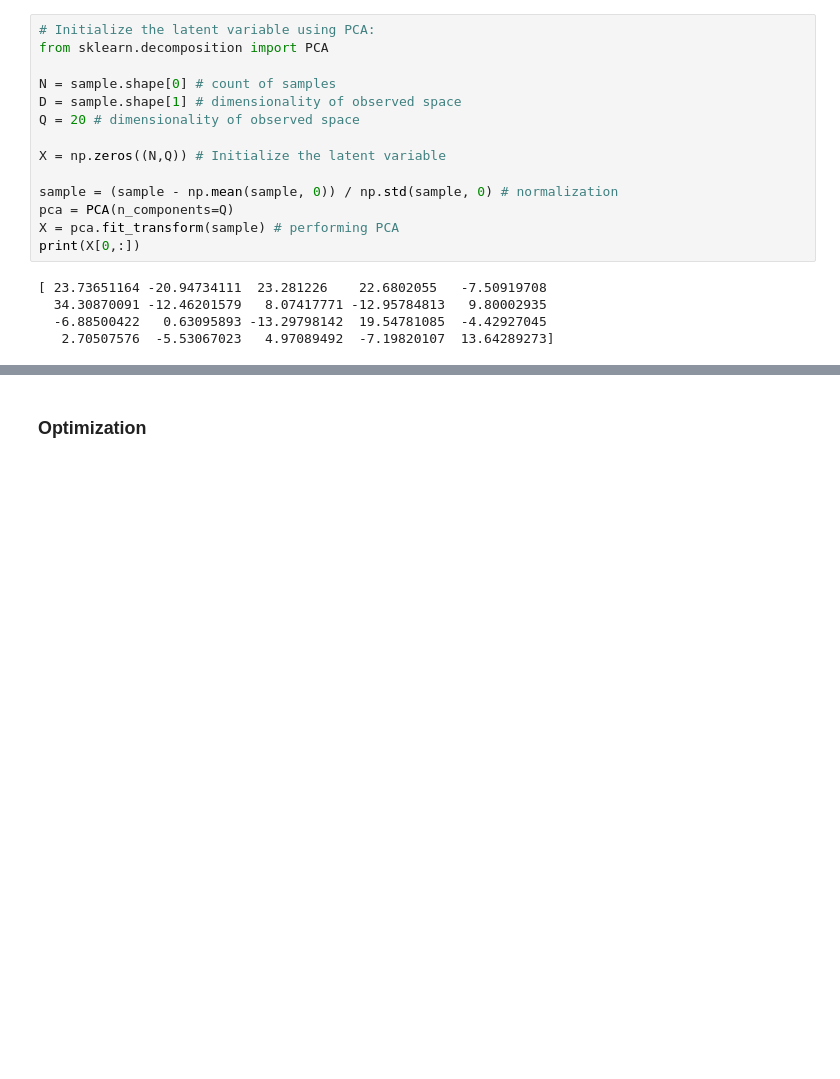
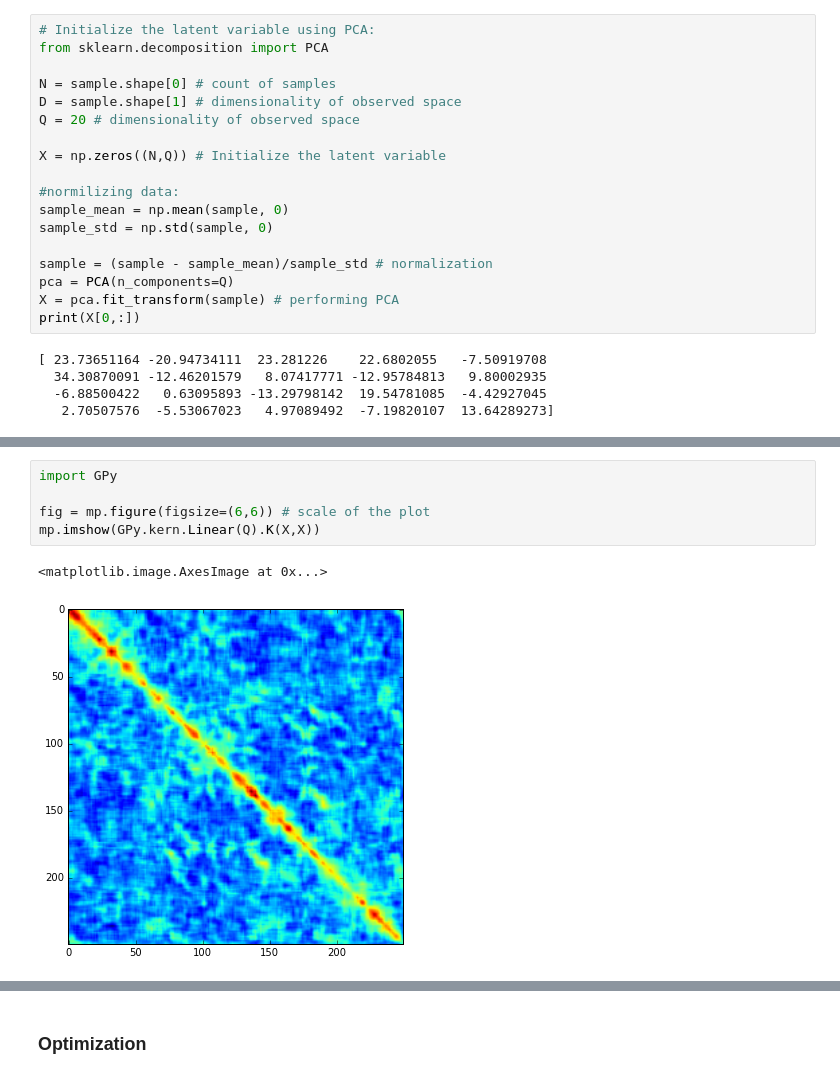
Before and after one commit to koptelovmax/gaussianprocess, a Jupyter notebook: Python/Processing.ipynb, the cells around one changed output, grey strips where cells are left out. Cells and saved outputs as stored; diff of their text form; blank space fills up the shorter version.

```diff
--- a/Python/Processing.ipynb
+++ b/Python/Processing.ipynb
@@ -23,7 +29,11 @@ Q = 20 # dimensionality of observed space
 
 X = np.zeros((N,Q)) # Initialize the latent variable
 
-sample = (sample - np.mean(sample, 0)) / np.std(sample, 0) # normalization
+#normilizing data:
+sample_mean = np.mean(sample, 0)
+sample_std = np.std(sample, 0)
+
+sample = (sample - sample_mean)/sample_std # normalization
 pca = PCA(n_components=Q)
 X = pca.fit_transform(sample) # performing PCA
 print(X[0,:])
@@ -34,0 +61,8 @@ print(X[0,:])
+# %%
+import GPy
+
+fig = mp.figure(figsize=(6,6)) # scale of the plot
+mp.imshow(GPy.kern.Linear(Q).K(X,X))
+# %% [output]
+<matplotlib.image.AxesImage at 0x...>
+[figure, added]
```
Also changed, not shown: parts of 41 cells of this notebook, 1 other file.
